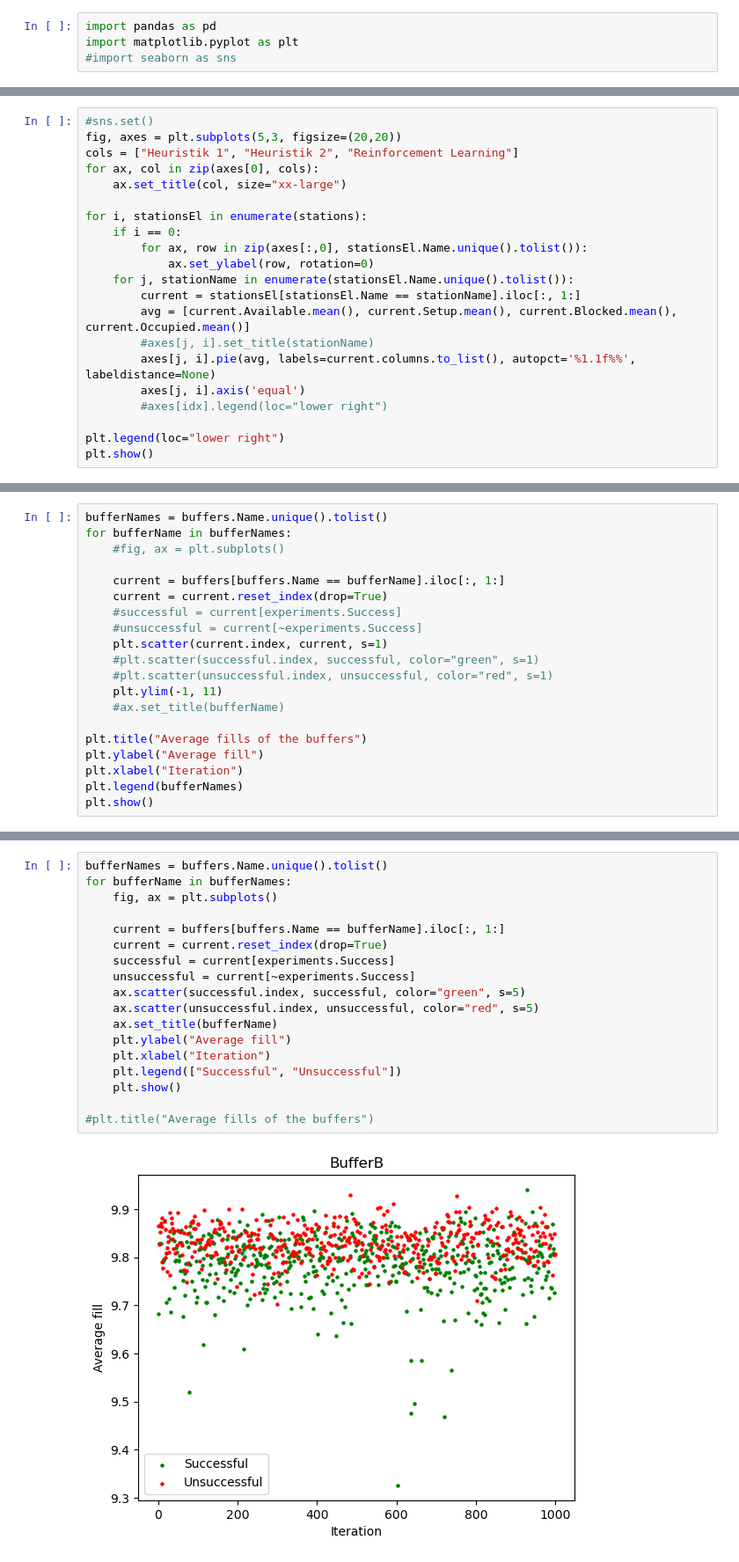
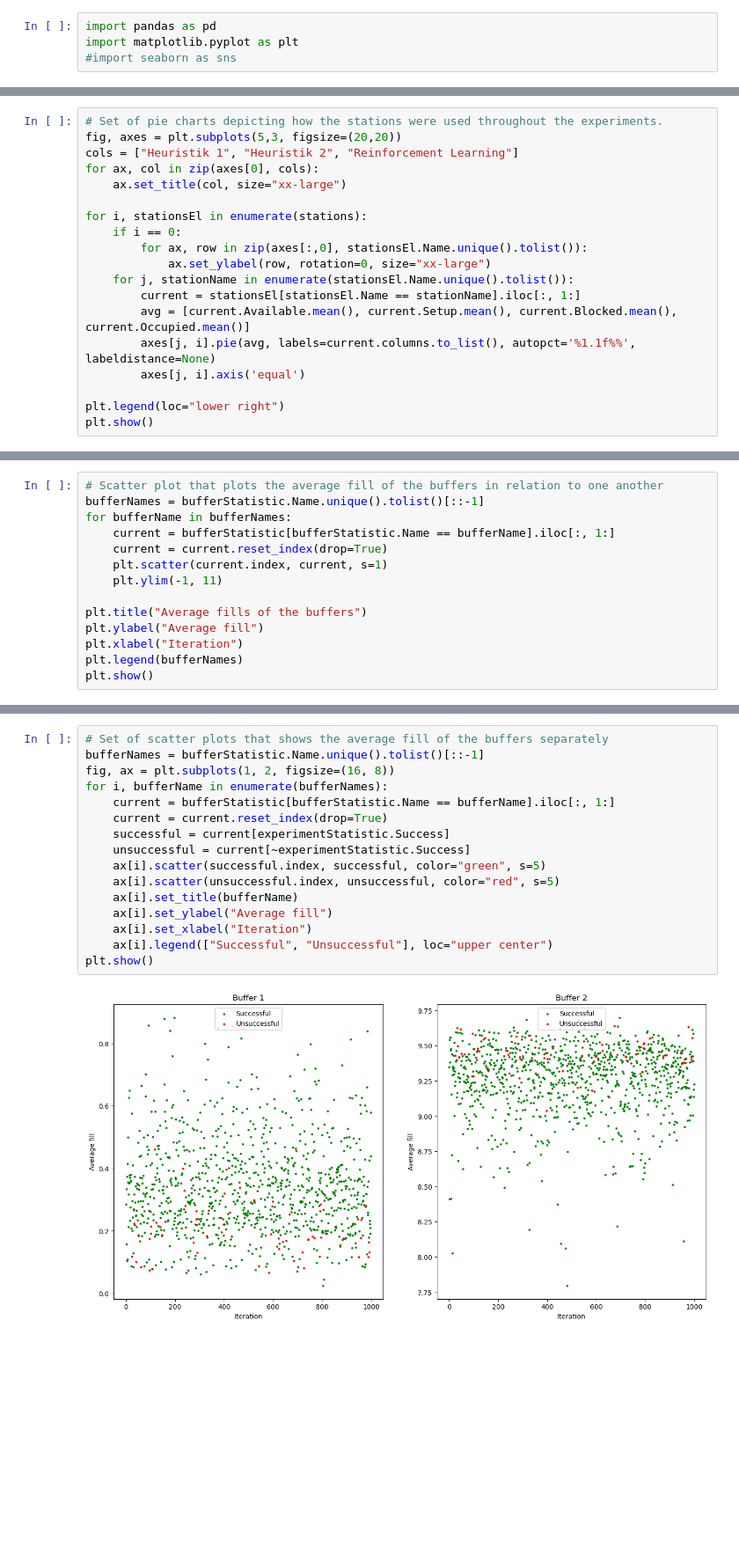
Before and after one commit to RoyalResearchGroup/Unity_Event_Production, a Jupyter notebook: Production Simulation/Assets/evaluation.ipynb, the cells around one changed output, grey strips where cells are left out. Shown at 88% size. Cells and saved outputs as stored; diff of their text form; blank space fills up the shorter version.

```diff
--- a/Production Simulation/Assets/evaluation.ipynb
+++ b/Production Simulation/Assets/evaluation.ipynb
@@ -57,5 +63,5 @@ plt.bar(["Successful iterations", "Failed iterations"], experiments[2].Success.v
 # %%
-#sns.set()
+# Set of pie charts depicting how the stations were used throughout the experiments.
 fig, axes = plt.subplots(5,3, figsize=(20,20))
 cols = ["Heuristik 1", "Heuristik 2", "Reinforcement Learning"]
 for ax, col in zip(axes[0], cols):
@@ -64,14 +70,12 @@ for ax, col in zip(axes[0], cols):
 for i, stationsEl in enumerate(stations):
     if i == 0:
         for ax, row in zip(axes[:,0], stationsEl.Name.unique().tolist()):
-            ax.set_ylabel(row, rotation=0)
+            ax.set_ylabel(row, rotation=0, size="xx-large")
     for j, stationName in enumerate(stationsEl.Name.unique().tolist()):
         current = stationsEl[stationsEl.Name == stationName].iloc[:, 1:]
         avg = [current.Available.mean(), current.Setup.mean(), current.Blocked.mean(), current.Occupied.mean()]
-        #axes[j, i].set_title(stationName)
         axes[j, i].pie(avg, labels=current.columns.to_list(), autopct='%1.1f%%', labeldistance=None)
         axes[j, i].axis('equal')
-        #axes[idx].legend(loc="lower right")
 
 plt.legend(loc="lower right")
 plt.show()
@@ -80,17 +84,11 @@ plt.show()
 # %%
-bufferNames = buffers.Name.unique().tolist()
+# Scatter plot that plots the average fill of the buffers in relation to one another
+bufferNames = bufferStatistic.Name.unique().tolist()[::-1]
 for bufferName in bufferNames:
-    #fig, ax = plt.subplots()
-
-    current = buffers[buffers.Name == bufferName].iloc[:, 1:]
+    current = bufferStatistic[bufferStatistic.Name == bufferName].iloc[:, 1:]
     current = current.reset_index(drop=True)
-    #successful = current[experiments.Success]
-    #unsuccessful = current[~experiments.Success]
     plt.scatter(current.index, current, s=1)
-    #plt.scatter(successful.index, successful, color="green", s=1)
-    #plt.scatter(unsuccessful.index, unsuccessful, color="red", s=1)
     plt.ylim(-1, 11)
-    #ax.set_title(bufferName)
 
 plt.title("Average fills of the buffers")
 plt.ylabel("Average fill")
@@ -102,20 +100,18 @@ plt.show()
 # %%
-bufferNames = buffers.Name.unique().tolist()
-for bufferName in bufferNames:
-    fig, ax = plt.subplots()
-
-    current = buffers[buffers.Name == bufferName].iloc[:, 1:]
+# Set of scatter plots that shows the average fill of the buffers separately
+bufferNames = bufferStatistic.Name.unique().tolist()[::-1]
+fig, ax = plt.subplots(1, 2, figsize=(16, 8))
+for i, bufferName in enumerate(bufferNames):
+    current = bufferStatistic[bufferStatistic.Name == bufferName].iloc[:, 1:]
     current = current.reset_index(drop=True)
-    successful = current[experiments.Success]
-    unsuccessful = current[~experiments.Success]
-    ax.scatter(successful.index, successful, color="green", s=5)
-    ax.scatter(unsuccessful.index, unsuccessful, color="red", s=5)
-    ax.set_title(bufferName)
-    plt.ylabel("Average fill")
-    plt.xlabel("Iteration")
-    plt.legend(["Successful", "Unsuccessful"])
-    plt.show()
-
-#plt.title("Average fills of the buffers")
+    successful = current[experimentStatistic.Success]
+    unsuccessful = current[~experimentStatistic.Success]
+    ax[i].scatter(successful.index, successful, color="green", s=5)
+    ax[i].scatter(unsuccessful.index, unsuccessful, color="red", s=5)
+    ax[i].set_title(bufferName)
+    ax[i].set_ylabel("Average fill")
+    ax[i].set_xlabel("Iteration")
+    ax[i].legend(["Successful", "Unsuccessful"], loc="upper center")
+plt.show()
 # %% [output]
-[figure, old version]
+[figure, new version]
```
Also changed, not shown: parts of 11 cells of this notebook.
